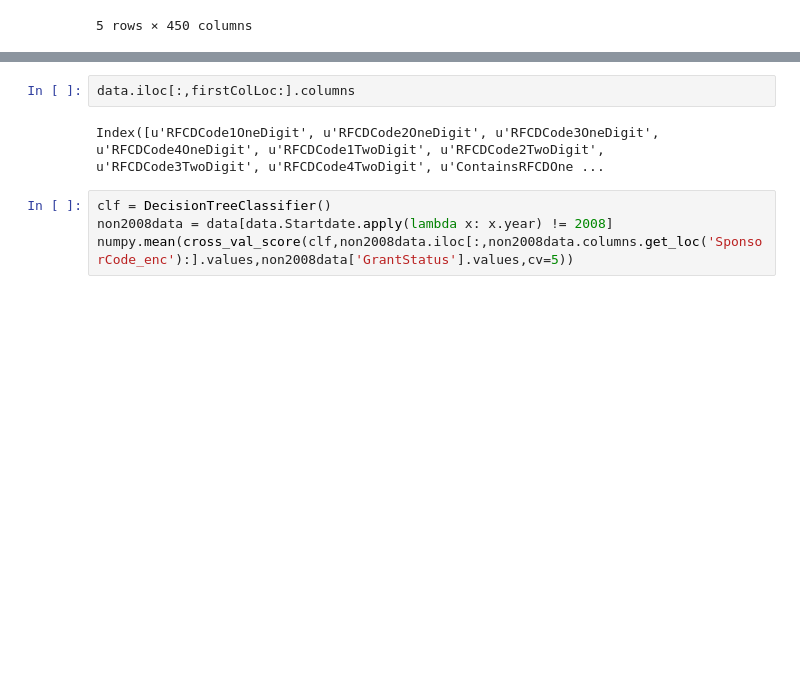
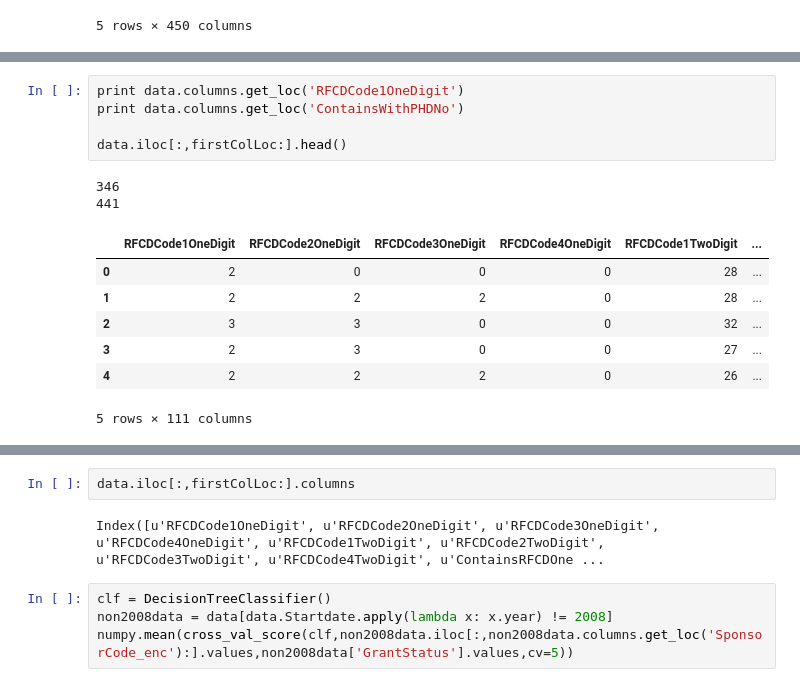
Before and after one commit to realmichaelzyy/cs249project, a Jupyter notebook: kaggle/workspace/classifier/KaggleDataset.ipynb, the cells around one changed output, grey strips where cells are left out. Cells and saved outputs as stored; diff of their text form; blank space fills up the shorter version.

```diff
--- a/kaggle/workspace/classifier/KaggleDataset.ipynb
+++ b/kaggle/workspace/classifier/KaggleDataset.ipynb
@@ -1189,2 +1202,17 @@ from sklearn.cross_validation import cross_val_score
 
 #numpy.mean(cross_val_score(clf,data.iloc[:,data.columns.get_loc('Unnamed: 251')+1:].values,data['GrantStatus'].values,cv=10))
+# %%
+print data.columns.get_loc('RFCDCode1OneDigit')
+print data.columns.get_loc('ContainsWithPHDNo')
+
+data.iloc[:,firstColLoc:].head()
+# %% [output]
+346
+441
+|  | RFCDCode1OneDigit | RFCDCode2OneDigit | RFCDCode3OneDigit | RFCDCode4OneDigit | RFCDCode1TwoDigit | ... |
+| 0 | 2 | 0 | 0 | 0 | 28 | ... |
+| 1 | 2 | 2 | 2 | 0 | 28 | ... |
+| 2 | 3 | 3 | 0 | 0 | 32 | ... |
+| 3 | 2 | 3 | 0 | 0 | 27 | ... |
+| 4 | 2 | 2 | 2 | 0 | 26 | ... |
+5 rows × 111 columns
```
Also changed, not shown: parts of 7 cells of this notebook.
